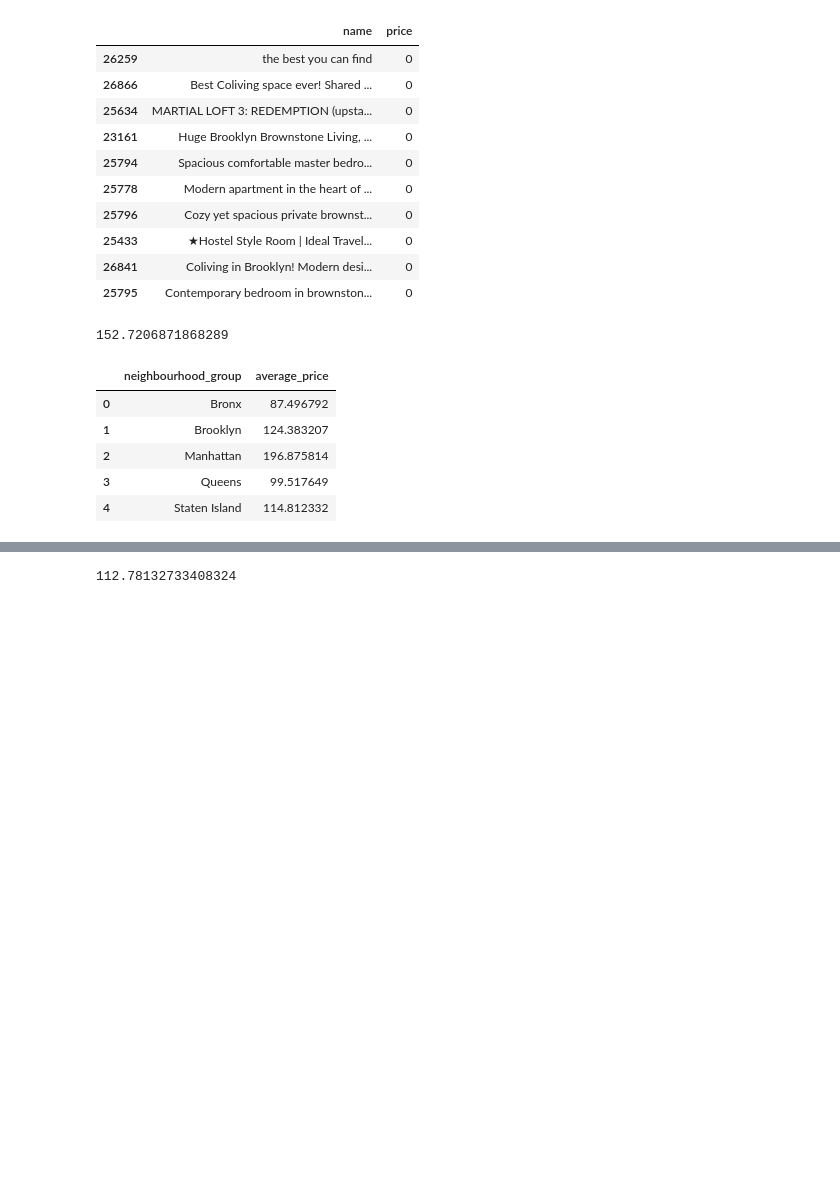
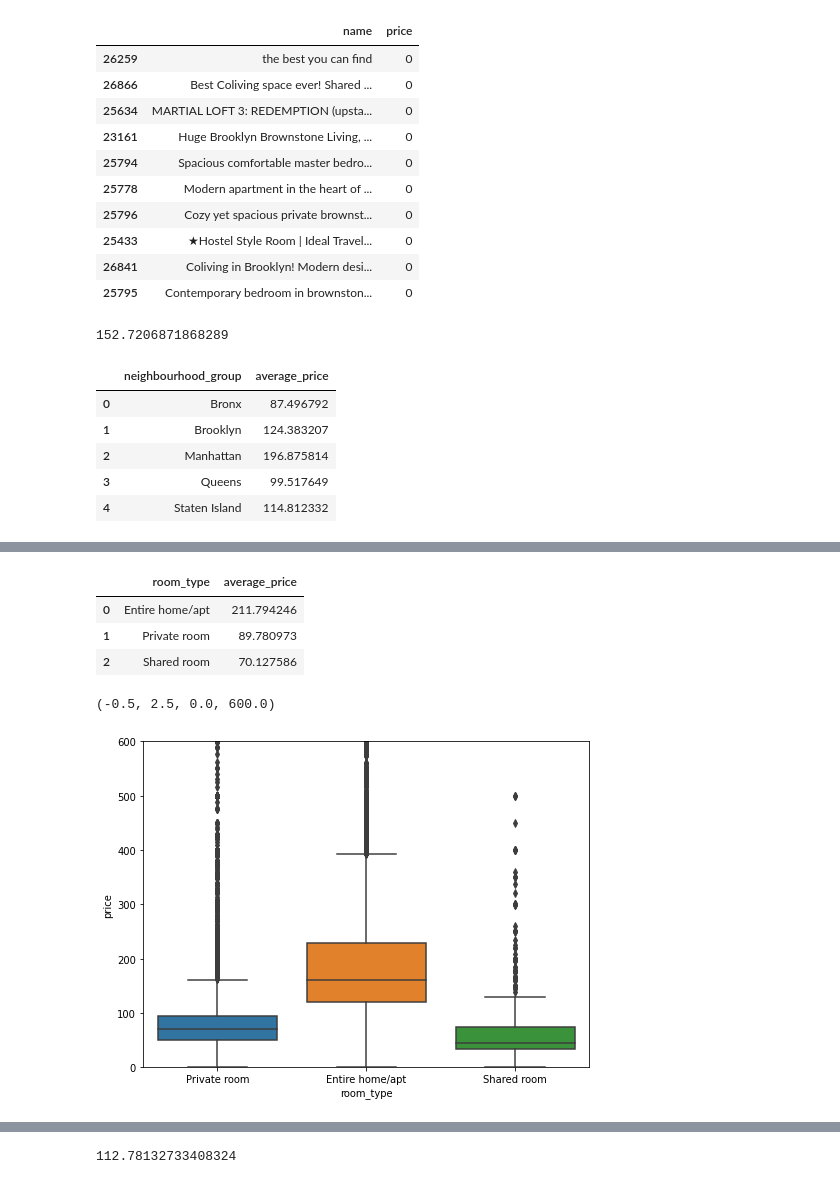
Before and after one commit to mgbhat97/Airbnb-Booking-EDA, a Jupyter notebook: Airbnb_Bookings_Analysis_Capstone_Project.ipynb, the cells around one changed output, grey strips where cells are left out. Drawn from its saved outputs; the diff is of its cells as text; code cells hidden in the pictures; blank space fills up the shorter version.

```diff
--- a/Airbnb_Bookings_Analysis_Capstone_Project.ipynb
+++ b/Airbnb_Bookings_Analysis_Capstone_Project.ipynb
@@ -184,0 +194,15 @@ avg_room_price_ngb_df
+# %%
+avg_room_price_room_df.rename(columns={'price':'average_price'})
+# %% [output]
+|  | room_type | average_price |
+| 0 | Entire home/apt | 211.794246 |
+| 1 | Private room | 89.780973 |
+| 2 | Shared room | 70.127586 |
+# %%
+data = pd.concat([df['room_type'], df['price']], axis=1)
+f, ax = plt.subplots(figsize=(8, 6))
+fig = sns.boxplot( x= 'room_type', y="price", data=data)
+fig.axis(ymin=0, ymax=600)
+# %% [output]
+(-0.5, 2.5, 0.0, 600.0)
+[figure, added]
```
Also changed, not shown: parts of 24 cells of this notebook.
